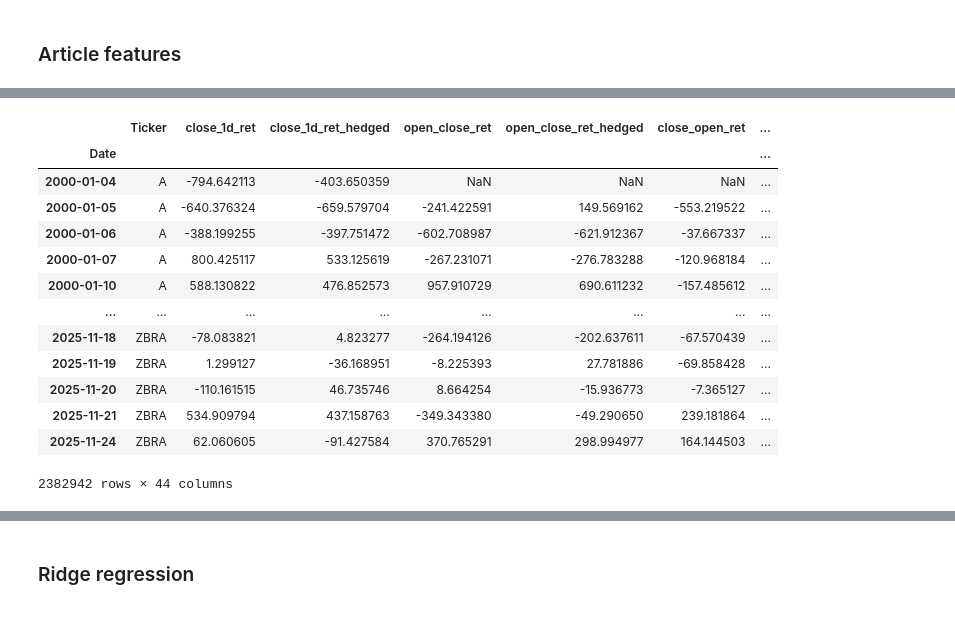
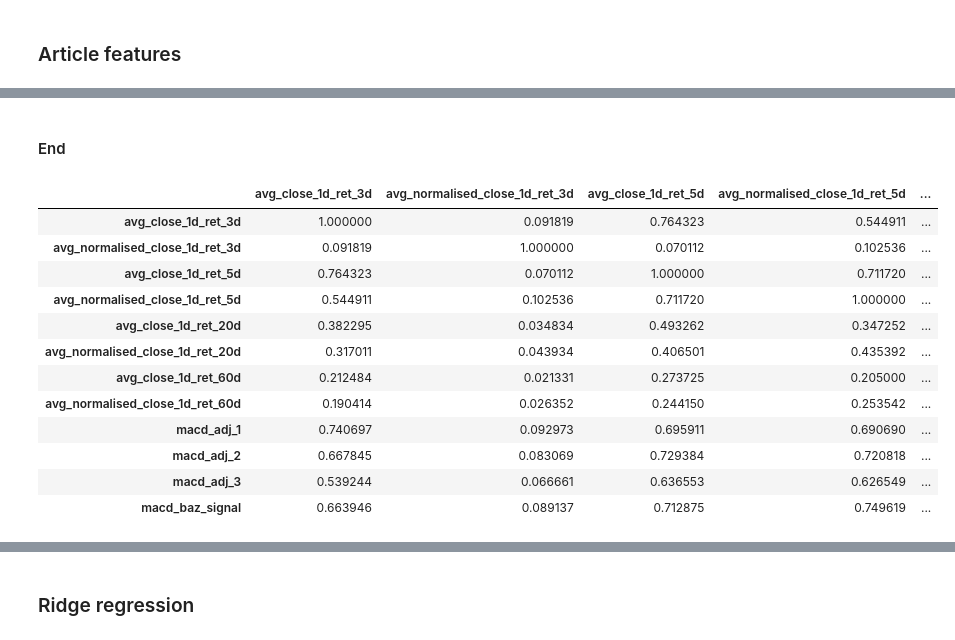
Before and after one commit to Mathieuja/Advanced-ML-Project, a Jupyter notebook: notebook.ipynb, the cells around one changed output, grey strips where cells are left out. Drawn from its saved outputs; the diff is of its cells as text; code cells hidden in the pictures.

```diff
--- a/notebook.ipynb
+++ b/notebook.ipynb
@@ -477,0 +488,17 @@ for h in [3, 5, 20, 60]:
+# %%
+test_df = df[['Ticker']]
+short_span_list = [8, 16, 32]
+long_span_list = [24, 48, 96]
+for window in tqdm([21, 63, 126, 252]):
+    for i, (short_span, long_span) in enumerate(zip(short_span_list, long_span_list)):
+        macd_adj_series = (df.groupby('Ticker')['close_1d_ret'].ewm(span=short_span, adjust=False).mean() - df.groupby('Ticker')['close_1d_ret'].ewm(span=long_span, adjust=False).mean())/df.groupby('Ticker')['close_1d_ret'].rolling(63).std()
+        macd_adj_series.name = f'macd_adj_first_{window}_{i+1}'
+        test_df = test_df.merge(macd_adj_series, on=['Date', 'Ticker'], how='right')
+        test_df[f'macd_adj_first_{window}_{i+1}'] /= test_df[f'macd_adj_first_{window}_{i+1}'].rolling(window).std()
+
+for window in tqdm([21, 63, 126, 252]):
+    for i, (short_span, long_span) in enumerate(zip(short_span_list, long_span_list)):
+        macd_adj_series = (df.groupby('Ticker')['close_1d_ret'].ewm(span=short_span, adjust=False).mean() - df.groupby('Ticker')['close_1d_ret'].ewm(span=long_span, adjust=False).mean())/df.groupby('Ticker')['close_1d_ret'].rolling(window).std()
+        macd_adj_series.name = f'macd_adj_second_{window}_{i+1}'
+        test_df = test_df.merge(macd_adj_series, on=['Date', 'Ticker'], how='right')
+        test_df[f'macd_adj_second_{window}_{i+1}'] /= test_df[f'macd_adj_second_{window}_{i+1}'].rolling(252).std()
@@ -478,36 +526,35 @@ for h in [3, 5, 20, 60]:
+# %% [markdown]
+#### End
 # %%
 short_span_list = [8, 16, 32]
 long_span_list = [24, 48, 96]
-for window in [21, 63, 126, 252]:
-    for i, (short_span, long_span) in enumerate(zip(short_span_list, long_span_list)):
-        macd_adj_series = (df.groupby('Ticker')['close_1d_ret'].ewm(span=short_span, adjust=False).mean() - df.groupby('Ticker')['close_1d_ret'].ewm(span=long_span, adjust=False).mean())/df.groupby('Ticker')['close_1d_ret'].rolling(63).std()
-        macd_adj_series.name = f'macd_adj_{window}_{i+1}'
-        df = df.merge(macd_adj_series, on=['Date', 'Ticker'], how='right')
-        df[f'macd_adj_{window}_{i+1}'] /= df[f'macd_adj_{window}_{i+1}'].rolling(252).std()
-        df[f'macd_adj_{window}_{i+1}'] = df.groupby('Ticker')[f'macd_adj_{window}_{i+1}'].shift(window+1)
-        article_features.append(f'macd_adj_{window}_{i+1}')
+
+for i, (short_span, long_span) in enumerate(zip(short_span_list, long_span_list)):
+    macd_adj_series = (df.groupby('Ticker')['close_1d_ret'].ewm(span=short_span, adjust=False).mean() - df.groupby('Ticker')['close_1d_ret'].ewm(span=long_span, adjust=False).mean())/df.groupby('Ticker')['close_1d_ret'].rolling(63).std()
+    macd_adj_series.name = f'macd_adj_{i+1}'
+    df = df.merge(macd_adj_series, on=['Date', 'Ticker'], how='right')
+    df[f'macd_adj_{i+1}'] /= df[f'macd_adj_{i+1}'].rolling(252).std()
+    df[f'macd_adj_{i+1}'] = df.groupby('Ticker')[f'macd_adj_{i+1}'].shift()
+    article_features.append(f'macd_adj_{i+1}')
 # %%
 def phi_baz(x):
     return x / np.sqrt(1 + x**2)
 # %%
-for window in [21, 63, 126, 252]:
-    df[f'macd_baz_signal_{window}'] = df[[f'macd_adj_{window}_1', f'macd_adj_{window}_2', f'macd_adj_{window}_3']].apply(phi_baz).sum(1).replace(0, np.nan)
-    df[f'macd_baz_signal_{window}'] = df.groupby('Ticker')[f'macd_baz_signal_{window}'].shift()
-    article_features.append(f'macd_baz_signal_{window}')
+df['macd_baz_signal'] = df[['macd_adj_1', 'macd_adj_2', 'macd_adj_3']].apply(phi_baz).sum(1).replace(0, np.nan)
+article_features.append('macd_baz_signal')
 # %%
-df
+df[article_features].corr()
 # %% [output]
-|  | Ticker | close_1d_ret | close_1d_ret_hedged | open_close_ret | open_close_ret_hedged | close_open_ret | ... |
-| Date |  |  |  |  |  |  | ... |
-| 2000-01-04 | A | -794.642113 | -403.650359 | NaN | NaN | NaN | ... |
-| 2000-01-05 | A | -640.376324 | -659.579704 | -241.422591 | 149.569162 | -553.219522 | ... |
-| 2000-01-06 | A | -388.199255 | -397.751472 | -602.708987 | -621.912367 | -37.667337 | ... |
-| 2000-01-07 | A | 800.425117 | 533.125619 | -267.231071 | -276.783288 | -120.968184 | ... |
-| 2000-01-10 | A | 588.130822 | 476.852573 | 957.910729 | 690.611232 | -157.485612 | ... |
-| ... | ... | ... | ... | ... | ... | ... | ... |
-| 2025-11-18 | ZBRA | -78.083821 | 4.823277 | -264.194126 | -202.637611 | -67.570439 | ... |
-| 2025-11-19 | ZBRA | 1.299127 | -36.168951 | -8.225393 | 27.781886 | -69.858428 | ... |
-| 2025-11-20 | ZBRA | -110.161515 | 46.735746 | 8.664254 | -15.936773 | -7.365127 | ... |
-| 2025-11-21 | ZBRA | 534.909794 | 437.158763 | -349.343380 | -49.290650 | 239.181864 | ... |
-| 2025-11-24 | ZBRA | 62.060605 | -91.427584 | 370.765291 | 298.994977 | 164.144503 | ... |
+|  | avg_close_1d_ret_3d | avg_normalised_close_1d_ret_3d | avg_close_1d_ret_5d | avg_normalised_close_1d_ret_5d | ... |
+| avg_close_1d_ret_3d | 1.000000 | 0.091819 | 0.764323 | 0.544911 | ... |
+| avg_normalised_close_1d_ret_3d | 0.091819 | 1.000000 | 0.070112 | 0.102536 | ... |
+| avg_close_1d_ret_5d | 0.764323 | 0.070112 | 1.000000 | 0.711720 | ... |
+| avg_normalised_close_1d_ret_5d | 0.544911 | 0.102536 | 0.711720 | 1.000000 | ... |
+| avg_close_1d_ret_20d | 0.382295 | 0.034834 | 0.493262 | 0.347252 | ... |
+| avg_normalised_close_1d_ret_20d | 0.317011 | 0.043934 | 0.406501 | 0.435392 | ... |
+| avg_close_1d_ret_60d | 0.212484 | 0.021331 | 0.273725 | 0.205000 | ... |
+| avg_normalised_close_1d_ret_60d | 0.190414 | 0.026352 | 0.244150 | 0.253542 | ... |
+| macd_adj_1 | 0.740697 | 0.092973 | 0.695911 | 0.690690 | ... |
+| macd_adj_2 | 0.667845 | 0.083069 | 0.729384 | 0.720818 | ... |
+| macd_adj_3 | 0.539244 | 0.066661 | 0.636553 | 0.626549 | ... |
+| macd_baz_signal | 0.663946 | 0.089137 | 0.712875 | 0.749619 | ... |
-2382942 rows × 44 columns
```
Also changed, not shown: parts of 25 cells of this notebook.
